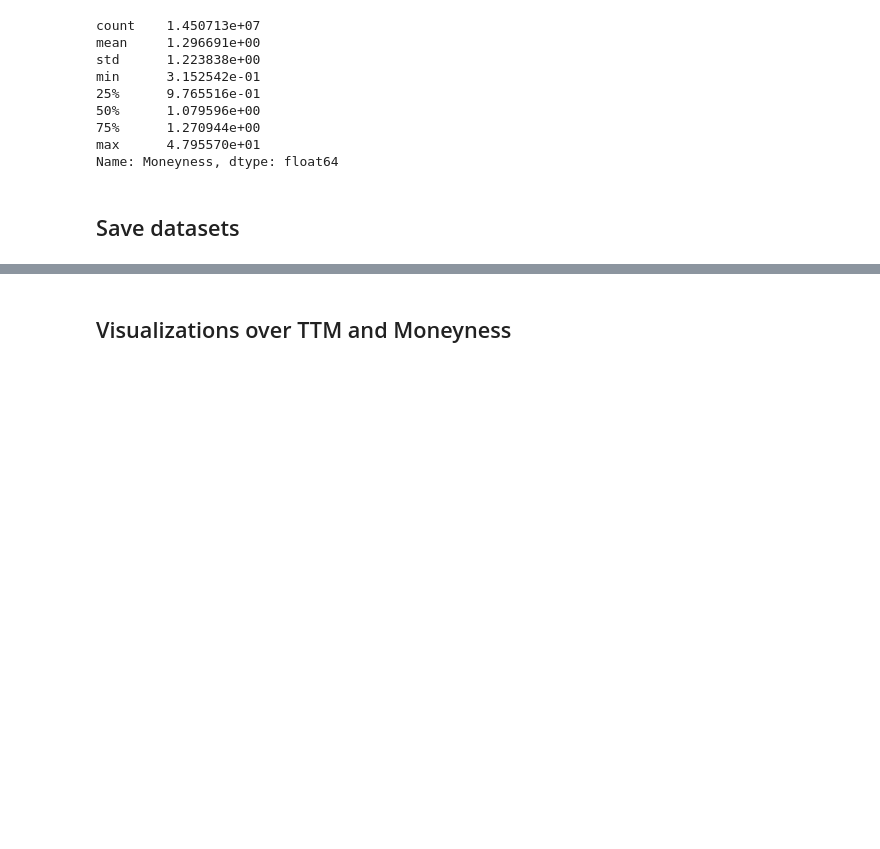
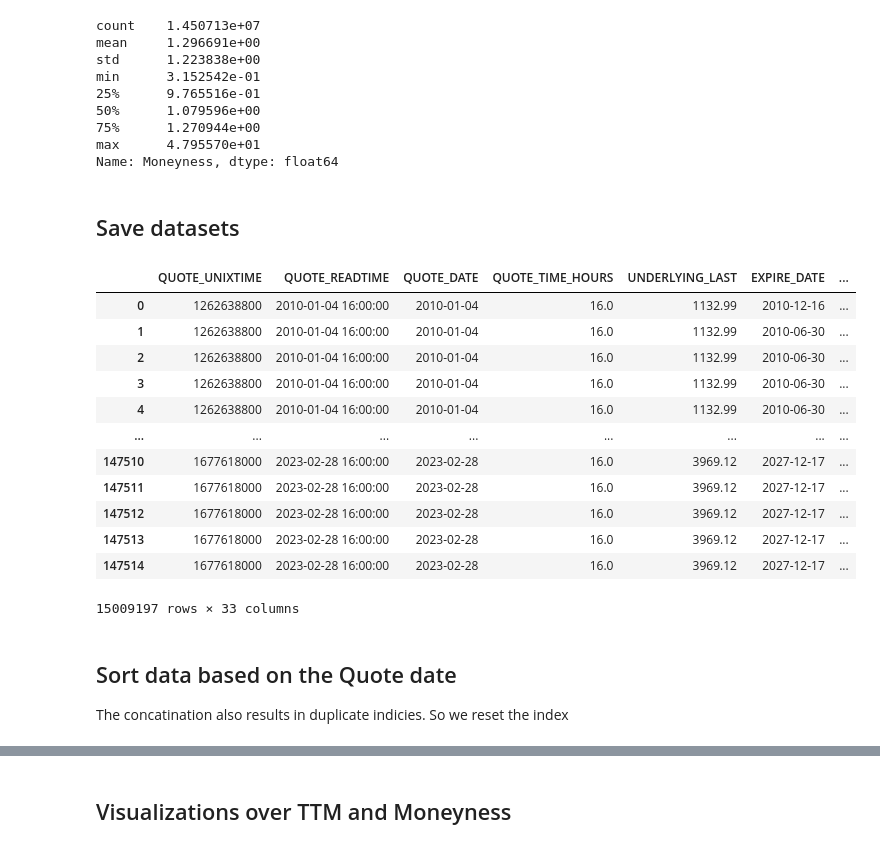
Before and after one commit to Lavrans/Thesis, a Jupyter notebook: code/data.ipynb, the cells around one changed output, grey strips where cells are left out. Drawn from its saved outputs; the diff is of its cells as text; code cells hidden in the pictures; blank space fills up the shorter version.

```diff
--- a/code/data.ipynb
+++ b/code/data.ipynb
@@ -210,6 +210,26 @@ sorted_data['C_PRICE'] = (sorted_data['C_ASK'] + sorted_data['C_BID']) / 2
 ## Save datasets
 # %%
 sorted_data.to_hdf('data.h5', key='sorted_with_aggs')
+# %%
+cleaned_data
+# %% [output]
+|  | QUOTE_UNIXTIME | QUOTE_READTIME | QUOTE_DATE | QUOTE_TIME_HOURS | UNDERLYING_LAST | EXPIRE_DATE | ... |
+| 0 | 1262638800 | 2010-01-04 16:00:00 | 2010-01-04 | 16.0 | 1132.99 | 2010-12-16 | ... |
+| 1 | 1262638800 | 2010-01-04 16:00:00 | 2010-01-04 | 16.0 | 1132.99 | 2010-06-30 | ... |
+| 2 | 1262638800 | 2010-01-04 16:00:00 | 2010-01-04 | 16.0 | 1132.99 | 2010-06-30 | ... |
+| 3 | 1262638800 | 2010-01-04 16:00:00 | 2010-01-04 | 16.0 | 1132.99 | 2010-06-30 | ... |
+| 4 | 1262638800 | 2010-01-04 16:00:00 | 2010-01-04 | 16.0 | 1132.99 | 2010-06-30 | ... |
+| ... | ... | ... | ... | ... | ... | ... | ... |
+| 147510 | 1677618000 | 2023-02-28 16:00:00 | 2023-02-28 | 16.0 | 3969.12 | 2027-12-17 | ... |
+| 147511 | 1677618000 | 2023-02-28 16:00:00 | 2023-02-28 | 16.0 | 3969.12 | 2027-12-17 | ... |
+| 147512 | 1677618000 | 2023-02-28 16:00:00 | 2023-02-28 | 16.0 | 3969.12 | 2027-12-17 | ... |
+| 147513 | 1677618000 | 2023-02-28 16:00:00 | 2023-02-28 | 16.0 | 3969.12 | 2027-12-17 | ... |
+| 147514 | 1677618000 | 2023-02-28 16:00:00 | 2023-02-28 | 16.0 | 3969.12 | 2027-12-17 | ... |
+15009197 rows × 33 columns
+# %% [markdown]
+## Sort data based on the Quote date
+
+The concatination also results in duplicate indicies. So we reset the index
 # %%
 sorted_data
 # %% [output]
```
Also changed, not shown: parts of 4 cells of this notebook, 39 other files.
